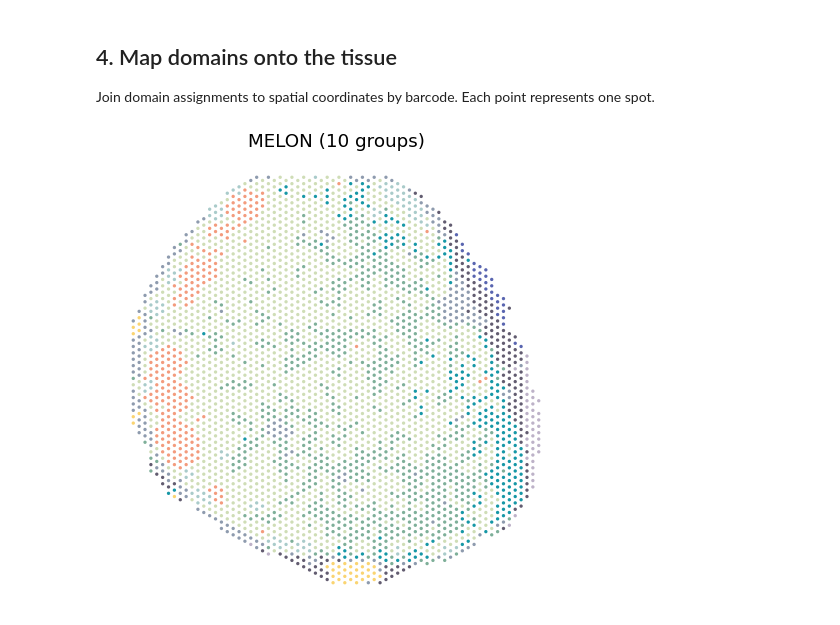
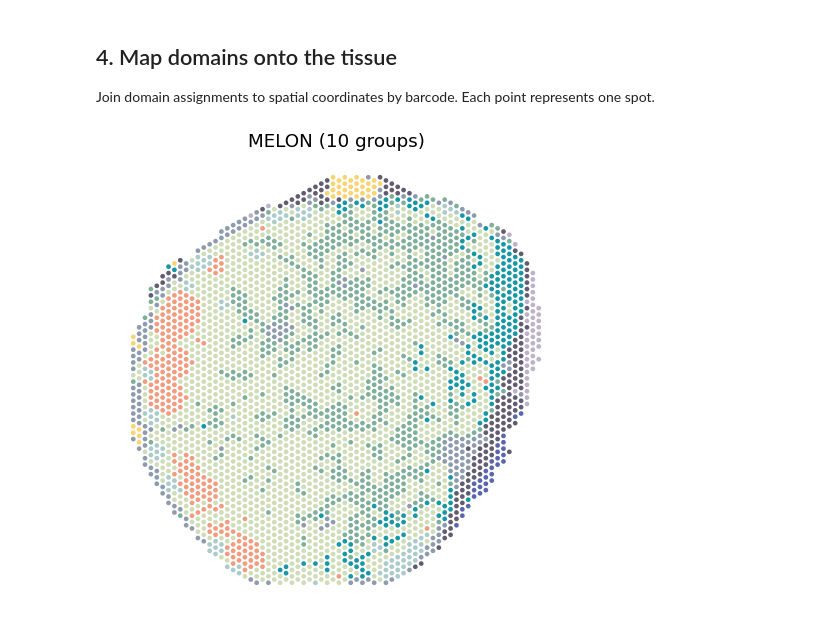
Before and after one commit to txbrook/MELON, a Jupyter notebook: Reproduce/human_lymph_node/analysis.ipynb, the cells around one changed output. Drawn from its saved outputs; the diff is of its cells as text; code cells hidden in the pictures.

```diff
--- a/Reproduce/human_lymph_node/analysis.ipynb
+++ b/Reproduce/human_lymph_node/analysis.ipynb
@@ -116,11 +116,11 @@ Join domain assignments to spatial coordinates by barcode. Each point represents
 # %%
 plot_data = coords.loc[embedding.index].copy()
 plot_data["MELON"] = domains
-fig = spatial_panels(plot_data, ["MELON"], ncols=1)
+fig = spatial_panels(plot_data, ["MELON"], ncols=1, invert_y=False)
 fig.set_size_inches(4, 4)
 ax = fig.axes[0]
 ax.set_aspect("auto")
 ax.set_box_aspect(1)
 show(fig, crop=False)
 # %% [output]
-[figure, old version]
+[figure, new version]
```
Also changed, not shown: 12 other files.
